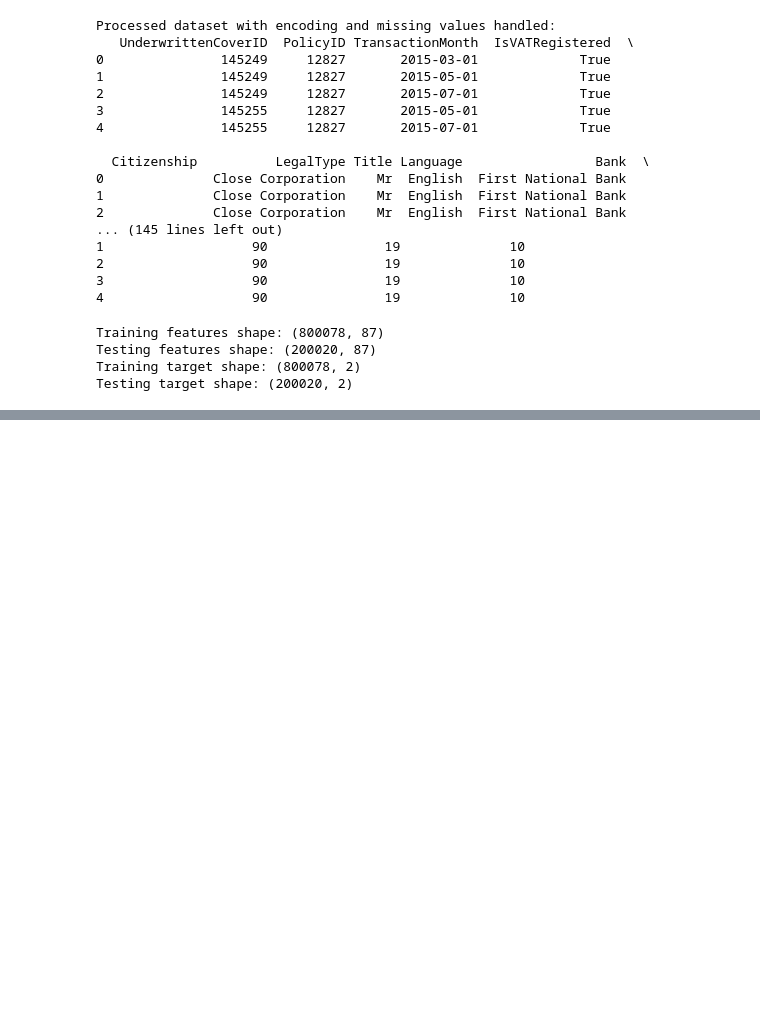
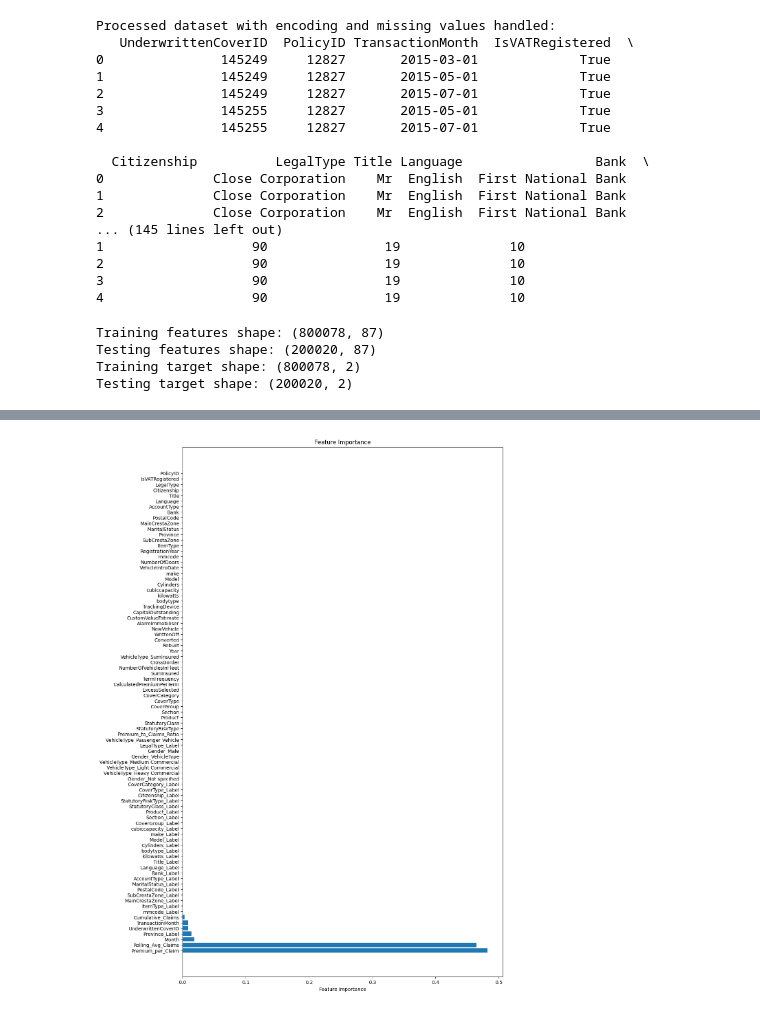
Before and after one commit to hasankere/Week2_Challenge_Project, a Jupyter notebook: notebooks/Alpha_Inshurance.ipynb, the cells around one changed output, grey strips where cells are left out. Drawn from its saved outputs; the diff is of its cells as text; code cells hidden in the pictures; blank space fills up the shorter version.

```diff
--- a/notebooks/Alpha_Inshurance.ipynb
+++ b/notebooks/Alpha_Inshurance.ipynb
@@ -770,0 +1018,15 @@ y_test = y_test.dropna()
+# %%
+# Initialize the Decision Tree model
+model = DecisionTreeClassifier(random_state=42)
+
+# Train the model using 'TotalPremium' as the target
+model.fit(X_train, y_train_discretized['TotalPremium'])
+
+# Make predictions on the test set
+y_pred = model.predict(X_test)
+
+# Calculate evaluation metrics
+accuracy = accuracy_score(y_test_discretized['TotalPremium'], y_pred)
+precision = precision_score(y_test_discretized['TotalPremium'], y_pred, average='binary')
+recall = recall_score(y_test_discretized['TotalPremium'], y_pred, average='binary')
+f1 = f1_score(y_test_discretized['TotalPremium'], y_pred, average='binary')
@@ -770,0 +1196,15 @@ y_test = y_test.dropna()
+# %%
+
+# Get feature importance from the Decision Tree model
+importances = dt_model.feature_importances_
+indices = np.argsort(importances)[::-1]  # Sort the feature importances in descending order
+
+# Plotting feature importance
+plt.figure(figsize=(12, 20))
+plt.title("Feature Importance")
+plt.barh(range(len(importances)), importances[indices], align="center")
+plt.yticks(range(len(importances)), [X.columns[i] for i in indices])
+plt.xlabel("Feature Importance")
+plt.show()
+# %% [output]
+[figure, added]
```
Also changed, not shown: parts of 19 cells of this notebook.
